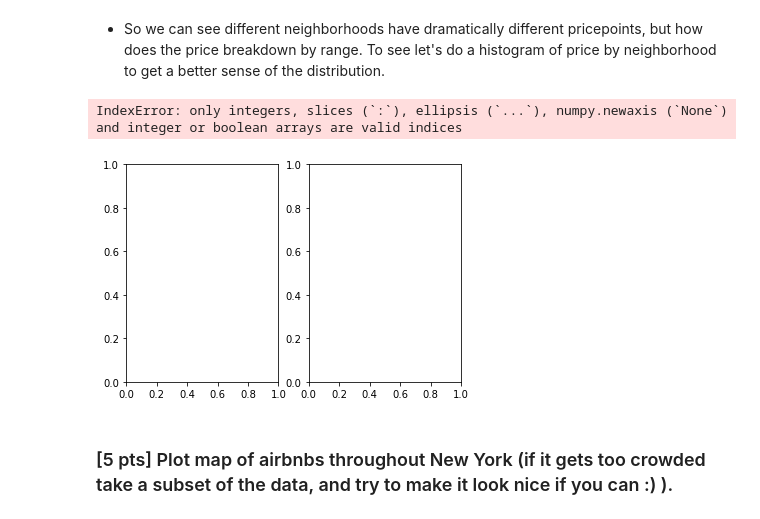
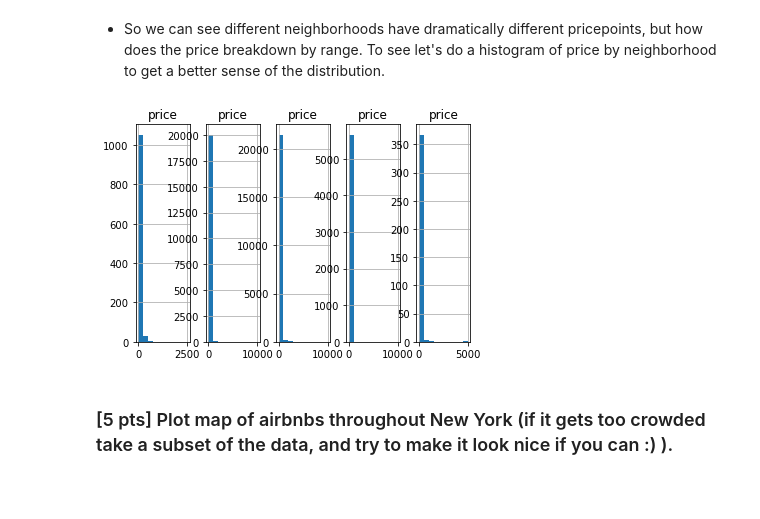
Before and after one commit to prithvikannan/cs-m148, a Jupyter notebook: Project 1/Project1-Blank.ipynb, the cells around one changed output. Drawn from its saved outputs; the diff is of its cells as text; code cells hidden in the pictures; blank space fills up the shorter version.

```diff
--- a/Project 1/Project1-Blank.ipynb
+++ b/Project 1/Project1-Blank.ipynb
@@ -736,18 +736,17 @@ We were asked to plot price by neighborhood, but since neighborhood is a categor
 # %% [markdown]
 - So we can see different neighborhoods have dramatically different pricepoints, but how does the price breakdown by range. To see let's do a histogram of price by neighborhood to get a better sense of the distribution.
 # %%
-fig, axes = plt.subplots(1, 2)
+fig, axes = plt.subplots(1, 5)
 
 neighborhoods = ['Bronx', 'Brooklyn', 'Manhattan','Queens','Staten Island' ]
 
-for neighborhood, i in enumerate(neighborhoods):
+for i, neighborhood in enumerate(neighborhoods):
     this_neighborhood = data.loc[data['neighbourhood_group'] == neighborhood]
-    this_neighborhood.hist(column= ['price'], figsize=(20,10), bins = 10, ax=axes[i])
+    this_neighborhood.hist(column= ['price'], figsize=(20,20), bins = 10, ax=axes[i])
 
 plt.show()
 # %% [output]
-IndexError: only integers, slices (`:`), ellipsis (`...`), numpy.newaxis (`None`) and integer or boolean arrays are valid indices
-[figure, old version]
+[figure, new version]
 # %% [markdown]
 ### [5 pts] Plot map of airbnbs throughout New York (if it gets too crowded take a subset of the data, and try to make it look nice if you can :) ).
 # %%
```
Also changed, not shown: parts of 4 cells of this notebook, 4 other files.
